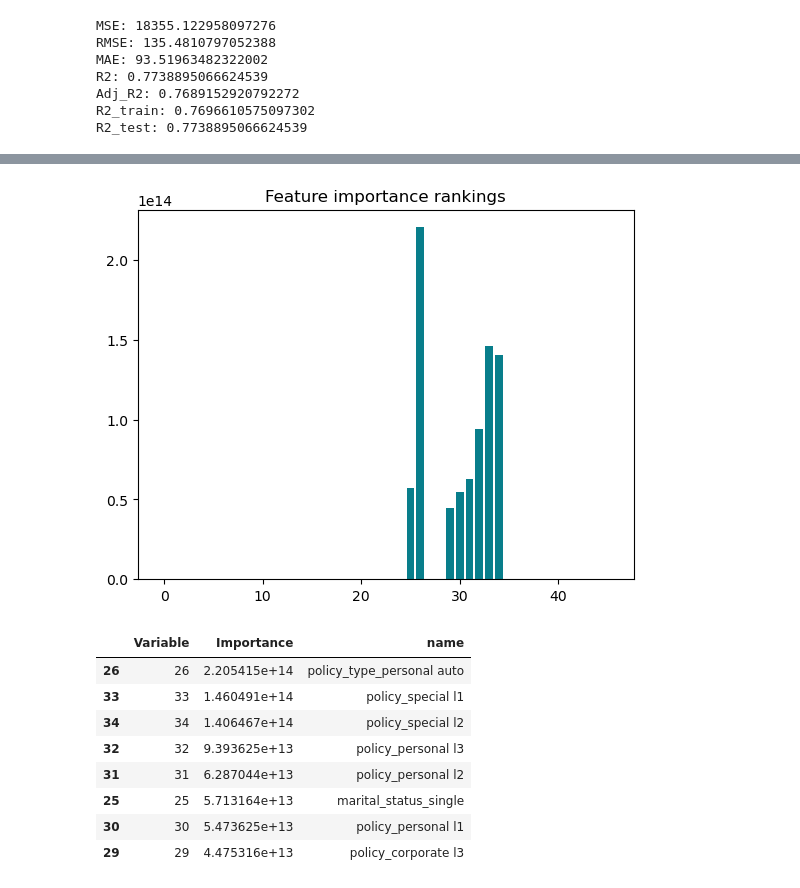
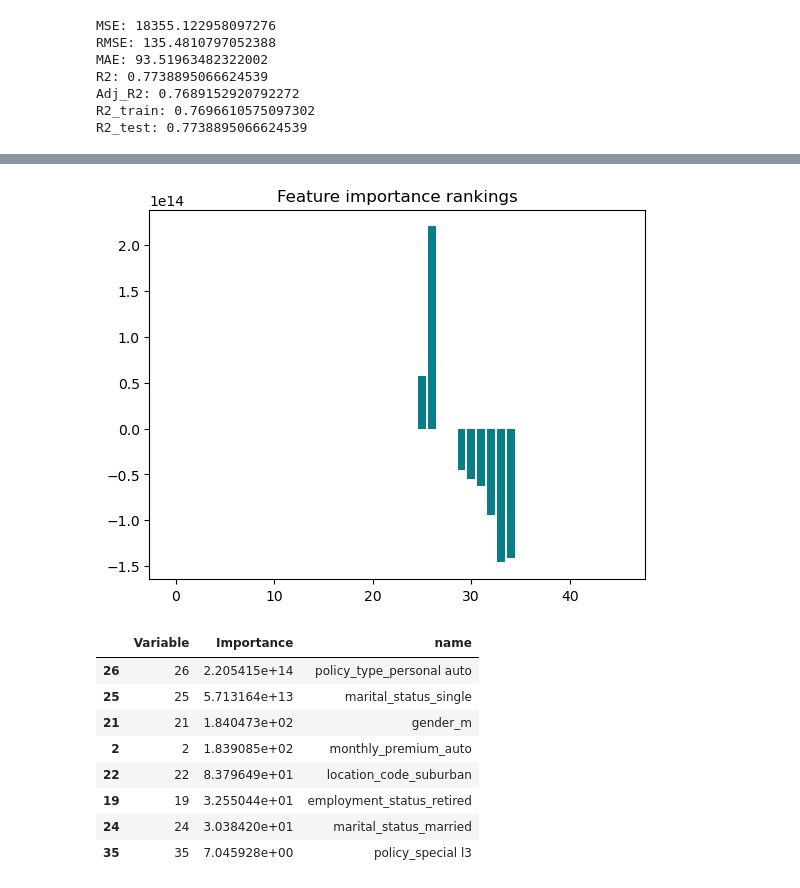
Before and after one commit to Frussen/ironhack_lab, a Jupyter notebook: Week 4 - Statistics/lab4.3.2_model_evaluation_and_improving_(iteration).ipynb, the cells around one changed output, grey strips where cells are left out. Cells and saved outputs as stored; diff of their text form; code cells hidden in the pictures.

Commit message:
[UPD] Correct lab4.3_model_evaluation_and_improving

```diff
--- a/Week 4 - Statistics/lab4.3.2_model_evaluation_and_improving_(iteration).ipynb
+++ b/Week 4 - Statistics/lab4.3.2_model_evaluation_and_improving_(iteration).ipynb
@@ -116,30 +119,31 @@ ax[2].plot(y_pred,np.zeros(len(y_pred)),linestyle='dashed')
 # %%
 feature_importances = pd.DataFrame(data={
     'Variable': pd.DataFrame(X_train_scaled).columns,
-    'Importance': abs(model.coef_.reshape(len(pd.DataFrame(X_train_scaled).columns),))
+    #'Importance': abs(model.coef_.reshape(len(pd.DataFrame(X_train_scaled).columns),))
+    'Importance': model.coef_.reshape(len(pd.DataFrame(X_train_scaled).columns),)
 })
 feature_importances = feature_importances.sort_values(by='Importance', ascending=False)
 
 plt.bar(x=feature_importances['Variable'].iloc[:], height=feature_importances['Importance'].iloc[:], color='#087E8B')
 plt.title('Feature importance rankings', size=12)
 plt.xticks(rotation='horizontal')
 plt.show()
 
 important_features = feature_importances.sort_values('Importance', ascending=False).head(8)
 features = all_data.columns
 important_features['name'] = features[important_features['Variable']]
 important_features
 # %% [output]
-[figure, old version]
+[figure, new version]
 |  | Variable | Importance | name |
 | 26 | 26 | 2.205415e+14 | policy_type_personal auto |
-| 33 | 33 | 1.460491e+14 | policy_special l1 |
-| 34 | 34 | 1.406467e+14 | policy_special l2 |
-| 32 | 32 | 9.393625e+13 | policy_personal l3 |
-| 31 | 31 | 6.287044e+13 | policy_personal l2 |
 | 25 | 25 | 5.713164e+13 | marital_status_single |
-| 30 | 30 | 5.473625e+13 | policy_personal l1 |
-| 29 | 29 | 4.475316e+13 | policy_corporate l3 |
+| 21 | 21 | 1.840473e+02 | gender_m |
+| 2 | 2 | 1.839085e+02 | monthly_premium_auto |
+| 22 | 22 | 8.379649e+01 | location_code_suburban |
+| 19 | 19 | 3.255044e+01 | employment_status_retired |
+| 24 | 24 | 3.038420e+01 | marital_status_married |
+| 35 | 35 | 7.045928e+00 | policy_special l3 |
 # %%
 """
 =======================================================================================
```
Also changed, not shown: parts of 7 cells of this notebook, 2 other files.
